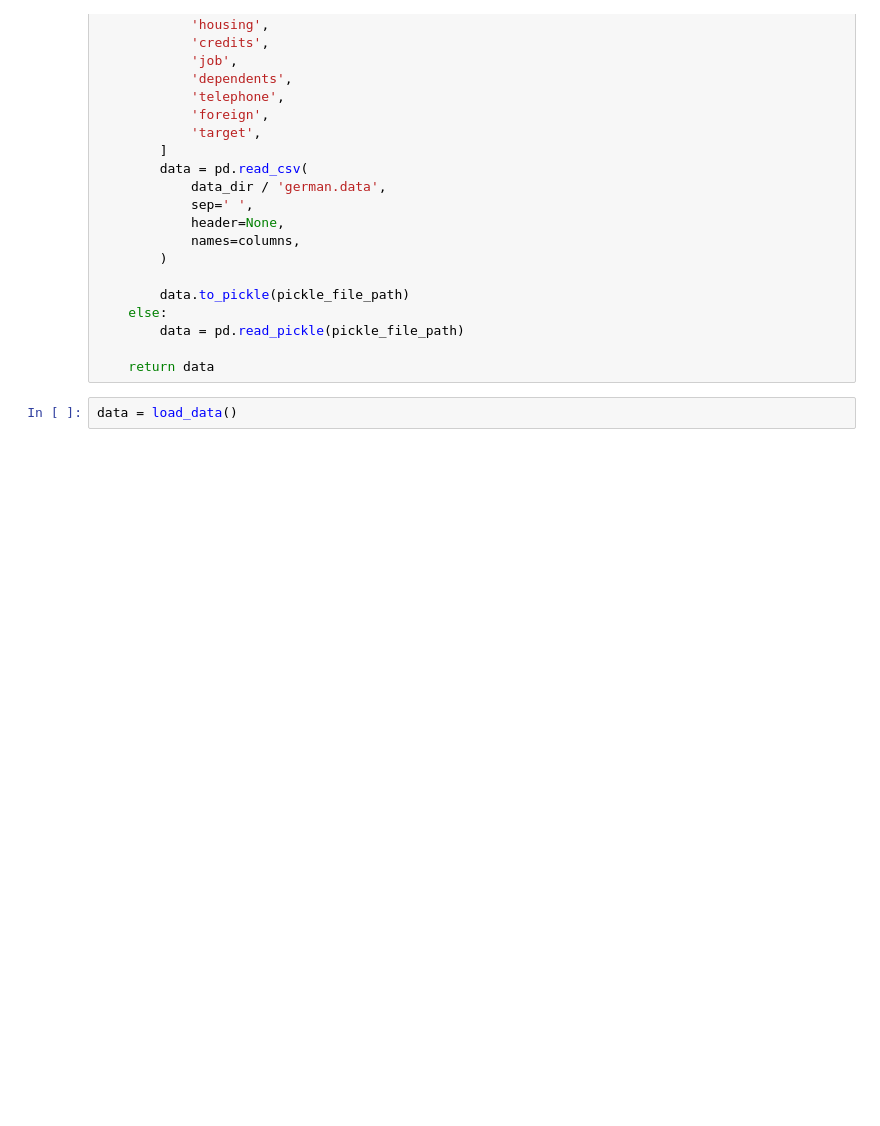
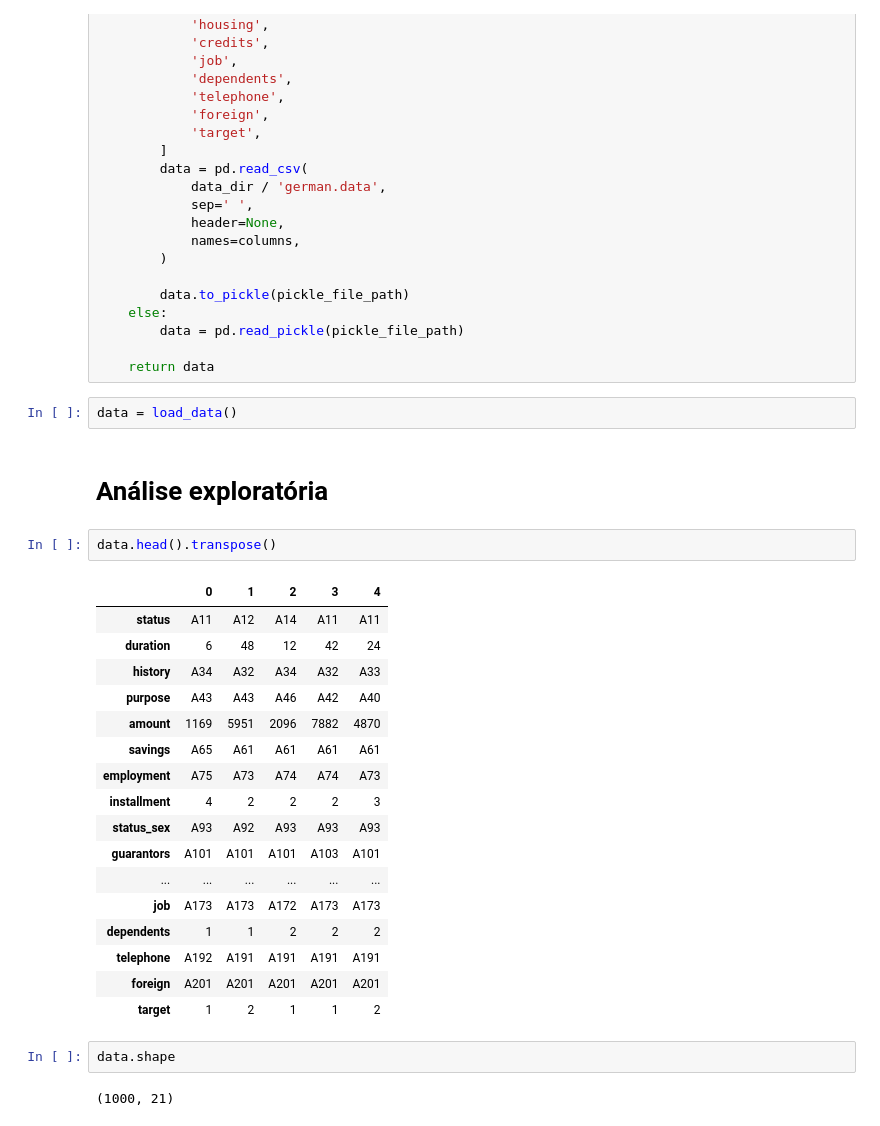
Before and after one commit to FabioAyresInsper/german, a Jupyter notebook: notebooks/experiment.ipynb, the cells around one changed output. Drawn from its saved outputs; the diff is of its cells as text; blank space fills up the shorter version.

```diff
--- a/notebooks/experiment.ipynb
+++ b/notebooks/experiment.ipynb
@@ -66,3 +66,29 @@ def load_data(data_dir: Path = DATA_DIR) -> pd.DataFrame:
     return data
 # %%
 data = load_data()
+# %% [markdown]
+# Análise exploratória
+# %%
+data.head().transpose()
+# %% [output]
+|  | 0 | 1 | 2 | 3 | 4 |
+| status | A11 | A12 | A14 | A11 | A11 |
+| duration | 6 | 48 | 12 | 42 | 24 |
+| history | A34 | A32 | A34 | A32 | A33 |
+| purpose | A43 | A43 | A46 | A42 | A40 |
+| amount | 1169 | 5951 | 2096 | 7882 | 4870 |
+| savings | A65 | A61 | A61 | A61 | A61 |
+| employment | A75 | A73 | A74 | A74 | A73 |
+| installment | 4 | 2 | 2 | 2 | 3 |
+| status_sex | A93 | A92 | A93 | A93 | A93 |
+| guarantors | A101 | A101 | A101 | A103 | A101 |
+| ... | ... | ... | ... | ... | ... |
+| job | A173 | A173 | A172 | A173 | A173 |
+| dependents | 1 | 1 | 2 | 2 | 2 |
+| telephone | A192 | A191 | A191 | A191 | A191 |
+| foreign | A201 | A201 | A201 | A201 | A201 |
+| target | 1 | 2 | 1 | 1 | 2 |
+# %%
+data.shape
+# %% [output]
+(1000, 21)
```
Also changed, not shown: parts of 19 cells of this notebook.
